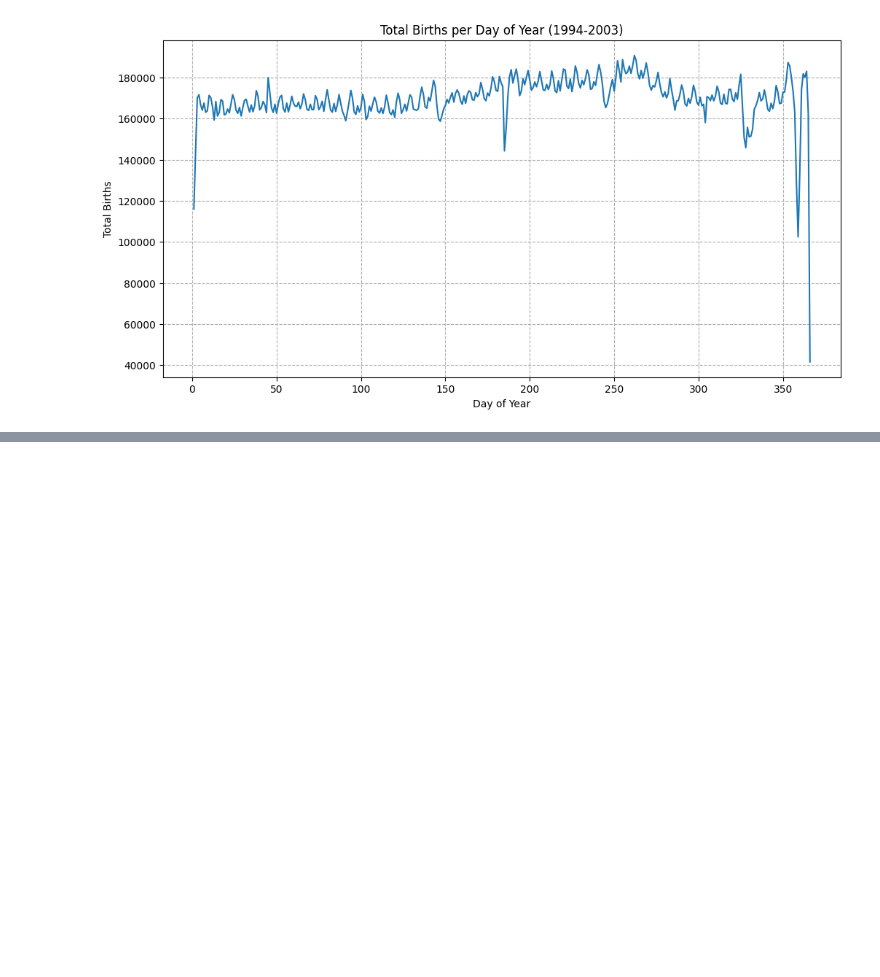
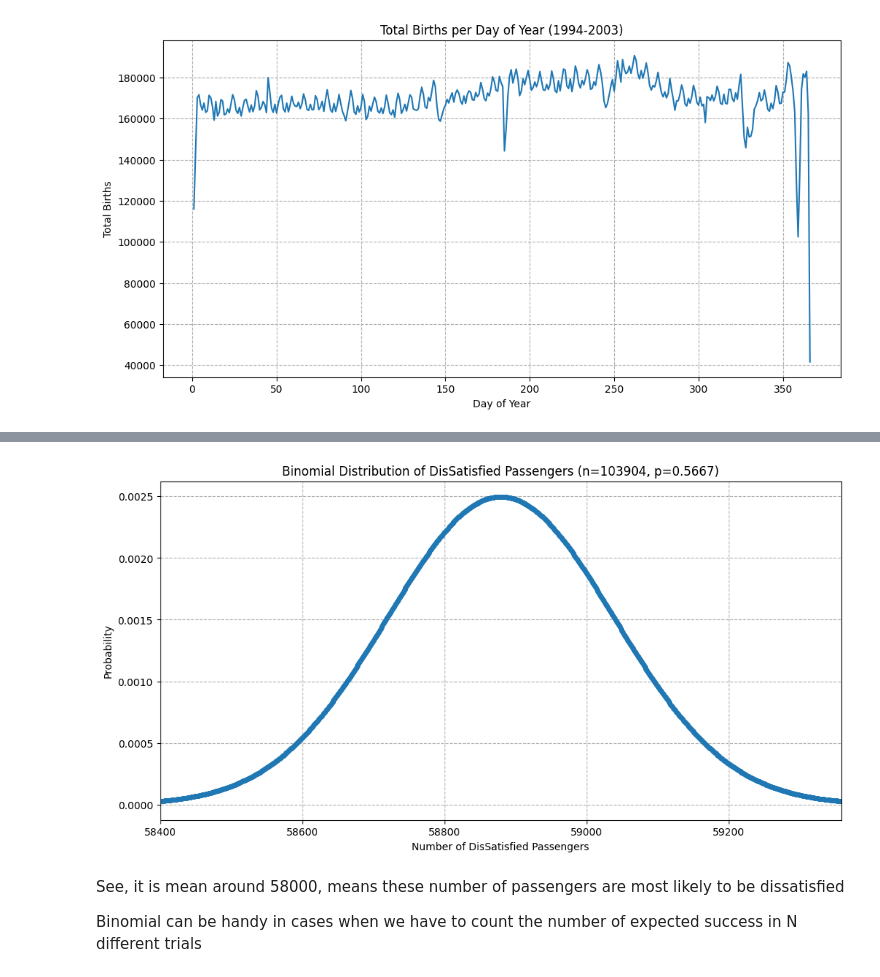
Before and after one commit to 23f1002944/EDA-Probability-Distributions, a Jupyter notebook: EDA_Uniform_Distribution.ipynb, the cells around one changed output, grey strips where cells are left out. Cells and saved outputs as stored; diff of their text form; code cells hidden in the pictures; blank space fills up the shorter version.

```diff
--- a/EDA_Uniform_Distribution.ipynb
+++ b/EDA_Uniform_Distribution.ipynb
@@ -118,0 +248,24 @@ plt.show()
+# %%
+p = 1-probability_satisfied #P of success as per bernoulli
+
+# Define the range of possible number of satisfied passengers
+k = np.arange(0, n + 1)
+
+# Calculate the probability mass function (PMF)
+binomial_pmf = binom.pmf(k, n, p)
+
+# Plot the binomial distribution
+plt.figure(figsize=(12, 6))
+plt.plot(k, binomial_pmf, marker='o', linestyle='-', markersize=4)
+plt.xlabel('Number of DisSatisfied Passengers')
+plt.ylabel('Probability')
+plt.title(f'Binomial Distribution of DisSatisfied Passengers (n={n}, p={p:.4f})')
+plt.grid(True, linestyle='--')
+plt.xlim([n * p - 3*np.sqrt(n*p*(1-p)), n*p + 3*np.sqrt(n*p*(1-p))])
+plt.show()
+# %% [output]
+[figure, added]
+# %% [markdown]
+See, it is mean around 58000, means these number of passengers are most likely to be dissatisfied
+
+Binomial can be handy in cases when we have to count the number of expected success in N different trials
```
Also changed, not shown: parts of 16 cells of this notebook.
